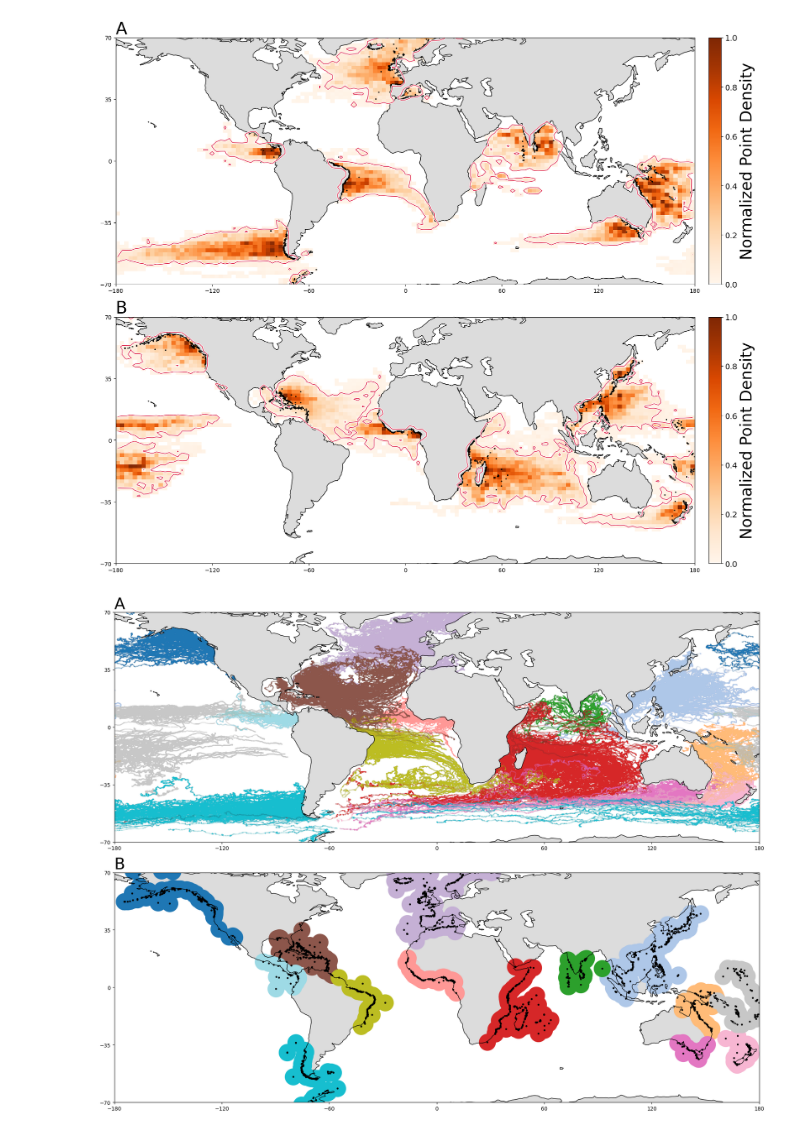
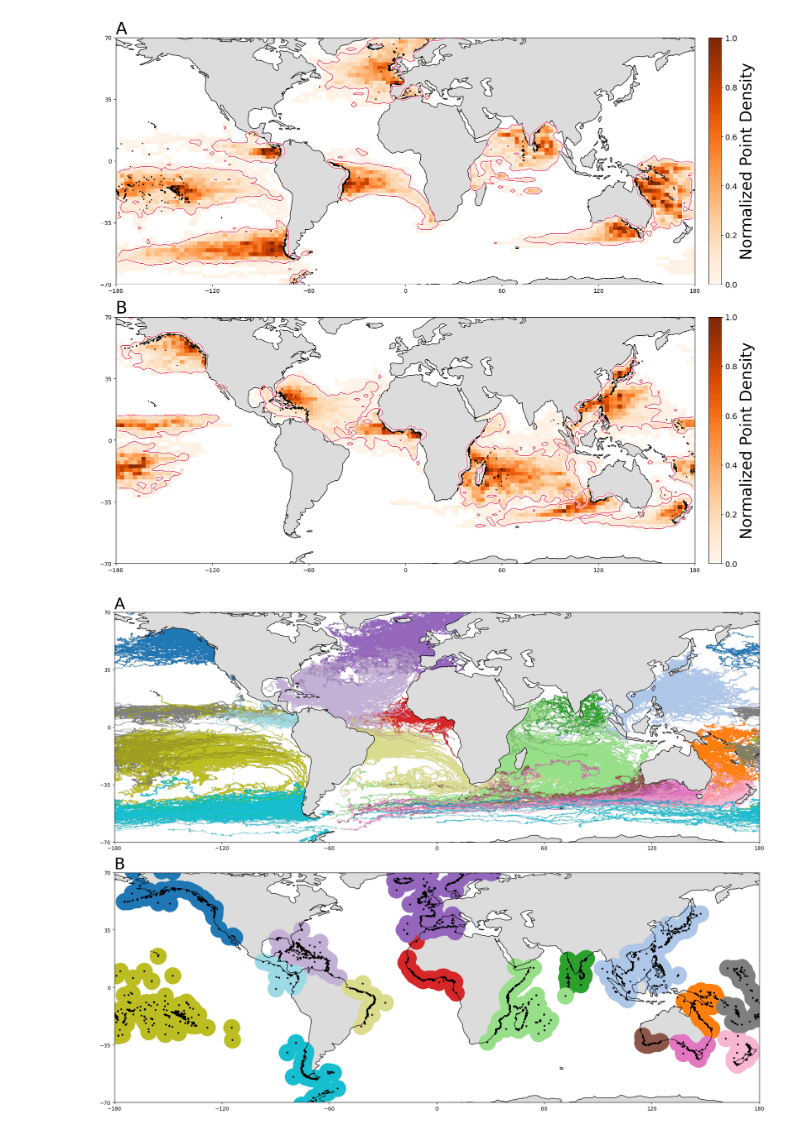
Before and after one commit to GHOpenonic/Global-ocean-beaching-pathways-of-surface-drifters, a Jupyter notebook: watersheds/watershed_figures.ipynb, the cells around one changed output. Saved outputs shown, nothing was run; the diff lists cells and outputs as text; code cells hidden in the pictures.

```diff
--- a/watersheds/watershed_figures.ipynb
+++ b/watersheds/watershed_figures.ipynb
@@ -51,11 +53,13 @@ watersheds = {
     'Mid_Atlantic': beach[beach['id'].isin(Mid_Atlantic_ids)][['id','lat', 'lon','time_to_beach']],
     'NE_Atlantic': beach[beach['id'].isin(NE_Atlantic_ids)][['id','lat', 'lon','time_to_beach']],
     'NW_Atlantic': beach[beach['id'].isin(NW_Atlantic_ids)][['id','lat', 'lon','time_to_beach']],
-    'Southern_Ocean_Australia': beach[beach['id'].isin(Southern_Ocean_Australia_ids)][['id','lat', 'lon','time_to_beach']],
+    'SO_West_Australia': beach[beach['id'].isin(SO_West_Australia_ids)][['id','lat', 'lon','time_to_beach']],
+    'SO_East_Australia': beach[beach['id'].isin(SO_East_Australia_ids)][['id','lat', 'lon','time_to_beach']],
     'Tasman_Sea': beach[beach['id'].isin(Tasman_Sea_ids)][['id','lat', 'lon','time_to_beach']],
     'W_Central_Pacific': beach[beach['id'].isin(W_Central_Pacific_ids)][['id','lat', 'lon','time_to_beach']],
+    'S_Central_Pacific': beach[beach['id'].isin(S_Central_Pacific_ids)][['id','lat', 'lon','time_to_beach']],
     'SW_Atlantic': beach[beach['id'].isin(SW_Atlantic_ids)][['id','lat', 'lon','time_to_beach']],
-    'Southern_Ocean_S_America': beach[beach['id'].isin(Southern_Ocean_S_America_ids)][['id','lat', 'lon','time_to_beach']],
+    'SO_S_America': beach[beach['id'].isin(SO_S_America_ids)][['id','lat', 'lon','time_to_beach']],
     'E_Central_Pacific': beach[beach['id'].isin(E_Central_Pacific_ids)][['id','lat', 'lon','time_to_beach']],
 }
 # %%
@@ -71,11 +75,13 @@ W_Indian_beach = beaching_points[beaching_points['id'].isin(W_Indian_ids)][['lat
 Mid_Atlantic_beach = beaching_points[beaching_points['id'].isin(Mid_Atlantic_ids)][['lat', 'lon']]
 NE_Atlantic_beach = beaching_points[beaching_points['id'].isin(NE_Atlantic_ids)][['lat', 'lon']]
 NW_Atlantic_beach = beaching_points[beaching_points['id'].isin(NW_Atlantic_ids)][['lat', 'lon']]
-Southern_Ocean_Australia_beach = beaching_points[beaching_points['id'].isin(Southern_Ocean_Australia_ids)][['lat', 'lon']]
+SO_West_Australia_beach = beaching_points[beaching_points['id'].isin(SO_West_Australia_ids)][['lat', 'lon']]
+SO_East_Australia_beach = beaching_points[beaching_points['id'].isin(SO_East_Australia_ids)][['lat', 'lon']]
 Tasman_Sea_beach = beaching_points[beaching_points['id'].isin(Tasman_Sea_ids)][['lat', 'lon']]
 W_Central_Pacific_beach = beaching_points[beaching_points['id'].isin(W_Central_Pacific_ids)][['lat', 'lon']]
+S_Central_Pacific_beach = beaching_points[beaching_points['id'].isin(S_Central_Pacific_ids)][['lat', 'lon']]
 SW_Atlantic_beach = beaching_points[beaching_points['id'].isin(SW_Atlantic_ids)][['lat', 'lon']]
-Southern_Ocean_S_America_beach = beaching_points[beaching_points['id'].isin(Southern_Ocean_S_America_ids)][['lat', 'lon']]
+SO_S_America_beach = beaching_points[beaching_points['id'].isin(SO_S_America_ids)][['lat', 'lon']]
 E_Central_Pacific_beach = beaching_points[beaching_points['id'].isin(E_Central_Pacific_ids)][['lat', 'lon']]
 
 beaching_dict = {
@@ -87,11 +93,13 @@ beaching_dict = {
     'Mid_Atlantic': Mid_Atlantic_beach,
     'NE_Atlantic': NE_Atlantic_beach,
     'NW_Atlantic': NW_Atlantic_beach,
-    'Southern_Ocean_Australia': Southern_Ocean_Australia_beach,
+    'SO_West_Australia': SO_West_Australia_beach,
+    'SO_East_Australia': SO_East_Australia_beach,
     'Tasman_Sea': Tasman_Sea_beach,
     'W_Central_Pacific': W_Central_Pacific_beach,
+    'S_Central_Pacific': S_Central_Pacific_beach,
     'SW_Atlantic': SW_Atlantic_beach,
-    'Southern_Ocean_S_America': Southern_Ocean_S_America_beach,
+    'SO_S_America': SO_S_America_beach,
     'E_Central_Pacific': E_Central_Pacific_beach,
 }
 # %%
@@ -215,7 +223,7 @@ def process_watersheds(watershed_names, watersheds):
 
 # Define combinations of watersheds
 combinations = [
-    (['NE_Atlantic', 'NW_Atlantic', 'N_Pacific','SW_Pacific', 'N_Indian', 'W_Indian','W_Pacific','Mid_Atlantic','Southern_Ocean_Australia', 'Tasman_Sea','W_Central_Pacific', 'SW_Atlantic', 'Southern_Ocean_S_America', 'E_Central_Pacific'], watersheds)
+    (['NE_Atlantic', 'NW_Atlantic', 'N_Pacific','SW_Pacific', 'N_Indian', 'S_Central_Pacific', 'W_Indian','W_Pacific','Mid_Atlantic','SO_West_Australia' ,'SO_East_Australia', 'Tasman_Sea','W_Central_Pacific', 'SW_Atlantic', 'SO_S_America', 'E_Central_Pacific'], watersheds)
 ]
 
 for watershed_names, watersheds in combinations:
@@ -225,8 +233,8 @@ for watershed_names, watersheds in combinations:
 # %%
 # Define combinations of watersheds
 combinations = [
-    (['NE_Atlantic', 'SW_Pacific', 'Southern_Ocean_Australia', 'Southern_Ocean_S_America', 'SW_Atlantic', 'N_Indian', 'E_Central_Pacific'], watersheds),
-    (['NW_Atlantic', 'Tasman_Sea', 'Mid_Atlantic','W_Indian', 'W_Pacific', 'W_Central_Pacific', 'N_Pacific'], watersheds),
+    (['NE_Atlantic', 'SW_Pacific', 'SO_East_Australia', 'SO_S_America', 'SW_Atlantic', 'N_Indian', 'E_Central_Pacific', 'S_Central_Pacific'], watersheds),
+    (['NW_Atlantic', 'Tasman_Sea', 'Mid_Atlantic','W_Indian', 'SO_West_Australia', 'W_Pacific', 'W_Central_Pacific', 'N_Pacific'], watersheds),
 ]
 fig, axes = plt.subplots(2, 1, figsize=(18, 14),
                          subplot_kw={'projection': ccrs.PlateCarree()})
@@ -319,13 +327,13 @@ plt.tight_layout()
 plt.savefig("figs/watersheds", dpi=300)
 plt.show()
 # %% [output]
-[figure, old version]
+[figure, new version]
 # %%
 fig, (ax1, ax2) = plt.subplots(2, 1, figsize=(18, 14),
                                subplot_kw={'projection': ccrs.PlateCarree()})
 
 paired_cmap = plt.get_cmap('tab20')
-colors = paired_cmap(np.linspace(0, 1, 14))
+colors = paired_cmap(np.linspace(0, 1, 16))
 watershed_colors = {str(w): colors[i] for i, w in enumerate(watersheds)}
 
 for ax in (ax1, ax2):
@@ -362,31 +370,31 @@ for watershed in watersheds:
         s=1000
     )
 
 for watershed in watersheds:
     ax2.scatter(
         beaching_dict[str(watershed)]['lon'],
         beaching_dict[str(watershed)]['lat'],
         marker='.',
         color='k',
         s=25
     )
 
 ax2.set_title('B', fontweight='bold', loc='left', fontsize=30)
 
 # # --- Invisible colorbars to fix layout ---
 # import matplotlib as mpl
 
 # dummy = mpl.cm.ScalarMappable(cmap='viridis', norm=mpl.colors.Normalize(0, 1))
 # dummy.set_array([])
 
 # for ax in (ax1, ax2):
 #     cbar = fig.colorbar(dummy, ax=ax, orientation='vertical', pad=0.02)
 #     cbar.ax.set_alpha(0)              # fully transparent
 #     cbar.outline.set_visible(False)
 #     cbar.set_ticks([])
 
 plt.tight_layout()
 plt.savefig("figs/ocean_delineation_beaching", dpi=300)
 plt.show()
 # %% [output]
-[figure, old version]
+[figure, new version]
```
Also changed, not shown: parts of 2 cells of this notebook, 2 other files.
